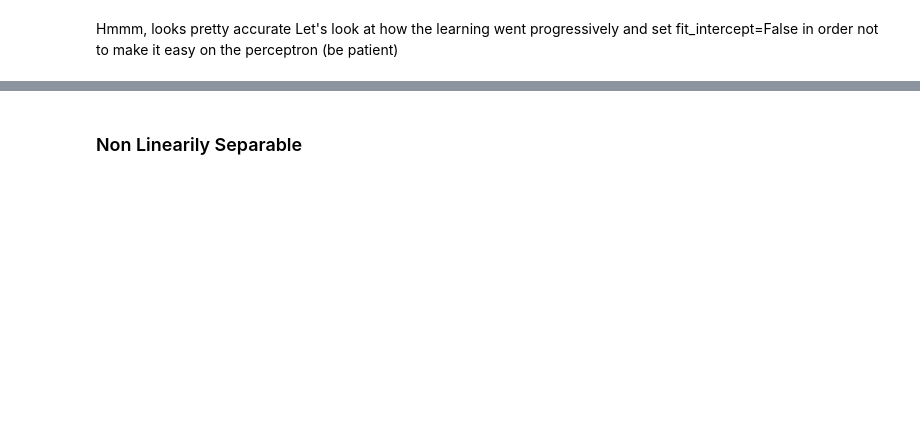
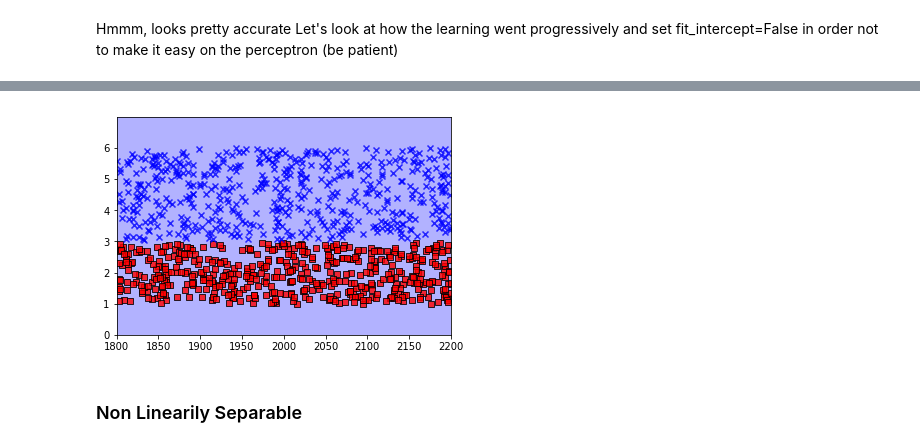
Before and after one commit to amenai1979/JupyterNotebooks, a Jupyter notebook: machineLearningLab.ipynb, the cells around one changed output, grey strips where cells are left out. Cells and saved outputs as stored; diff of their text form; code cells hidden in the pictures; blank space fills up the shorter version.

```diff
--- a/machineLearningLab.ipynb
+++ b/machineLearningLab.ipynb
@@ -194,3 +239,7 @@ print(ppn.coef_)
+# %%
+plot_decision_regions(conditions,decision,ppn)
+# %% [output]
+[figure, added]
 # %% [markdown]
 ### Non Linearily Separable
 # %%
```
Also changed, not shown: parts of 13 cells of this notebook, 2 other files.
